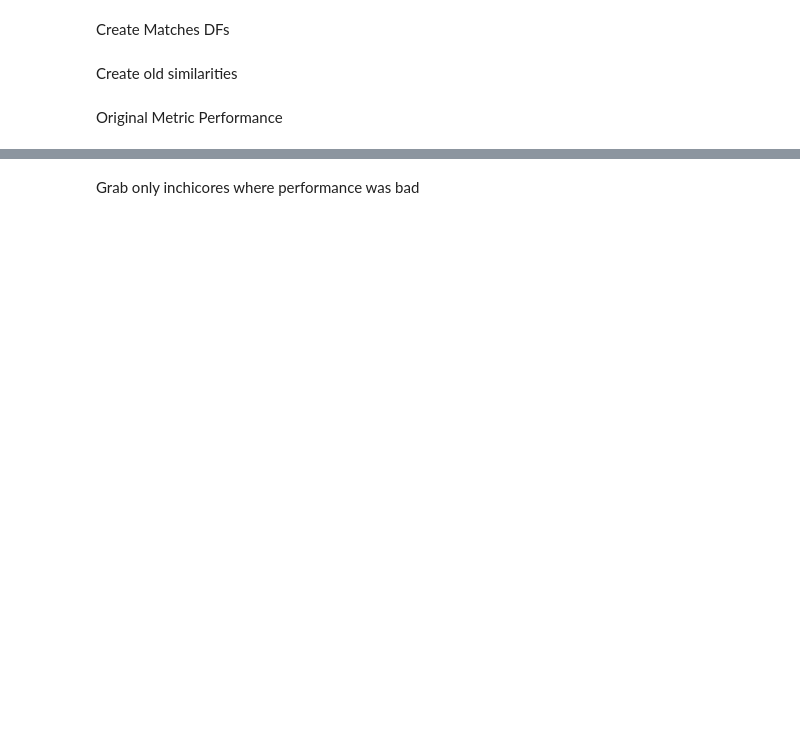
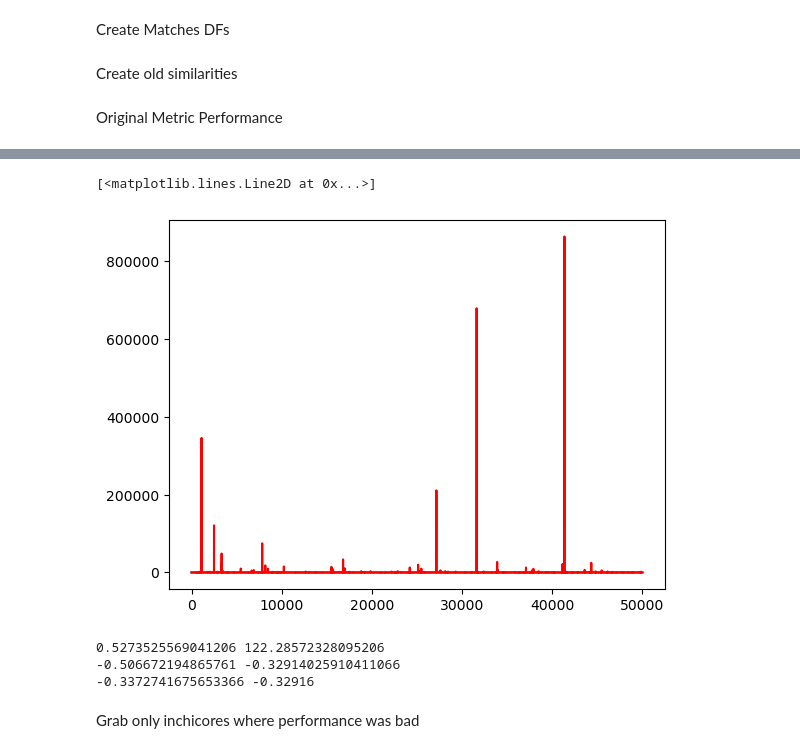
Before and after one commit to Jbug1/TunaSim, a Jupyter notebook: newDemos.ipynb, the cells around one changed output, grey strips where cells are left out. Saved outputs shown, nothing was run; the diff lists cells and outputs as text; code cells hidden in the pictures; blank space fills up the shorter version.

```diff
--- a/newDemos.ipynb
+++ b/newDemos.ipynb
@@ -243,15 +243,16 @@ demo_matches['score'] = 1 * demo_matches['InchiCoreMatch']
 demo_matches_val['score'] = 1 * demo_matches_val['InchiCoreMatch']
 demo_matches['queryID_target_base'] = [str(demo_matches.iloc[i]['queryID']) + '_' + demo_matches.iloc[i]['target_base'] for i in range(len(demo_matches))]
 
+calc_base_sims = False
+if calc_base_sims:
+    for sim in sim_names:
+        demo_matches['preds'] = np.load(f'{sims_output_dir}/train_{sim}.npy')
+        demo_matches_val['preds'] = np.load(f'{sims_output_dir}/val_{sim}.npy')
 
-for sim in sim_names:
-    demo_matches['preds'] = np.load(f'{sims_output_dir}/train_{sim}.npy')
-    demo_matches_val['preds'] = np.load(f'{sims_output_dir}/val_{sim}.npy')
+        temp = demo_matches.groupby(by=['queryID','target_base']).apply(lambda x: x[x['preds'] == max(x['preds'])].iloc[0])
+        temp_val = demo_matches_val.groupby(by=['queryID','target_base']).apply(lambda x: x[x['preds'] == max(x['preds'])].iloc[0])
 
-    temp = demo_matches.groupby(by=['queryID','target_base']).apply(lambda x: x[x['preds'] == max(x['preds'])].iloc[0])
-    temp_val = demo_matches_val.groupby(by=['queryID','target_base']).apply(lambda x: x[x['preds'] == max(x['preds'])].iloc[0])
-
-    print(sim, round(roc_auc_score(temp['score'] , temp['preds']), 4), round(roc_auc_score(temp_val['score'] , temp_val['preds']), 4))
+        print(sim, round(roc_auc_score(temp['score'] , temp['preds']), 4), round(roc_auc_score(temp_val['score'] , temp_val['preds']), 4))
 # %%
 init_vals = {
     'mult_a' : 0.001,
@@ -457,7 +439,7 @@ val_auc_all = {i.name: list() for i in func_obs}
 
 train_times = {i.name: list() for i in func_obs}
 
-absolutes = [0, 3e5]
+absolutes = [0, 1e4, 5e4]
 offsets = [absolutes[i+1] - absolutes[i] for i in range(len(absolutes)-1)]
 
 reps = 1
@@ -516,0 +516,57 @@ train_auc_all
+# %%
+import matplotlib.pyplot as plt
+pos = 1
+neg = -2
+pos_prob = 0.5
+neg_prob = 0.5
+
+a_ = list(np.random.choice([neg, pos], 50000, p = [0.5,0.5]))
+beta = 0.5
+
+running = 0
+accum_beta = 0.5
+running_scale = 0.1
+step = 1
+steps_ = list()
+runnings_ = list()
+for i in a_:
+
+    running = running * beta + i * (1 - beta)
+    runnings_.append(running)
+    running_scale = running_scale * accum_beta + abs(i) * (1 - accum_beta)
+    #step *=  abs(running) / running_scale
+    steps_.append(abs(running) / running_scale)
+    #print(f'{round(running,2)}, {round(running_std,2)}, {round(abs(running) / running_std,2)}, {round(step,2)}')
+
+plt.plot(range(len(steps_)), steps_, c = 'b')
+
+a = list(np.random.choice([-1,1], 50000, p = [-neg/ (pos - neg), pos / (pos - neg)]))
+beta = 0.5
+
+running = 0
+accum_beta = 0.5
+running_std = 0.1
+step = 1
+steps = list()
+runnings = list()
+for i in a:
+
+    running = running * beta + i * (1 - beta)
+    runnings.append(running)
+    running_std = running_std * accum_beta + abs(i - running) * (1 - accum_beta)
+    step *=  abs(running) / running_std
+    steps.append(abs(running) / running_std)
+    #print(f'{round(running,2)}, {round(running_std,2)}, {round(abs(running) / running_std,2)}, {round(step,2)}')
+
+plt.plot(range(len(steps)), steps, c = 'r')
+# %% [output]
+[<matplotlib.lines.Line2D at 0x...>]
+[figure, added]
+# %%
+print(np.mean(steps_) , np.mean(steps))
+print(np.mean(runnings_) , np.mean(runnings))
+print(np.mean(a_)/ np.mean(np.abs(a_)) , np.mean(a))
+# %% [output]
+0.5273525569041206 122.28572328095206
+-0.506672194865761 -0.32914025910411066
+-0.3372741675653366 -0.32916
```
Also changed, not shown: parts of 16 cells of this notebook, 1 other file.
